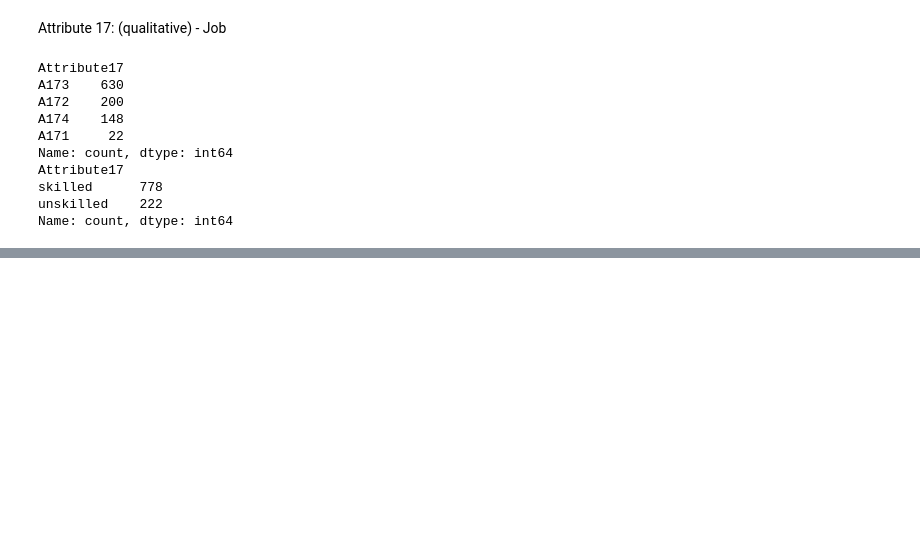
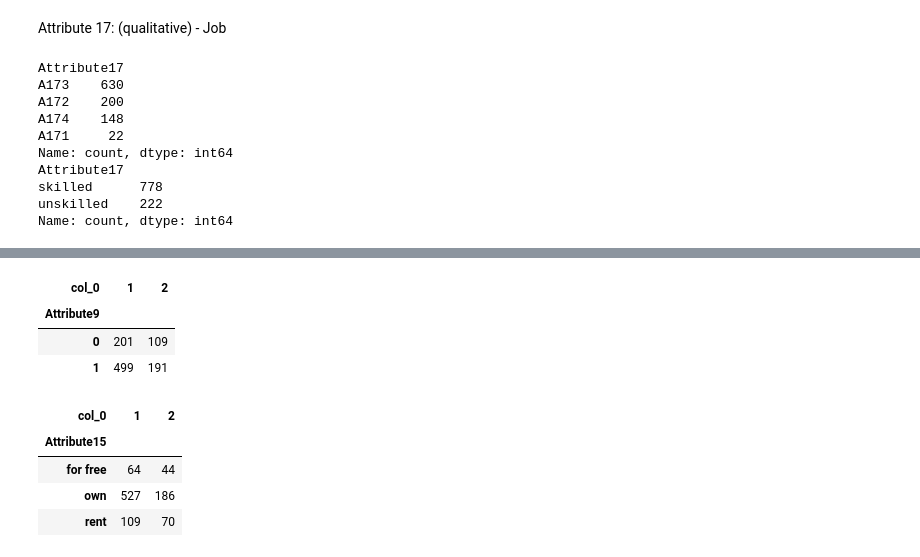
Before and after one commit to Bipauli/German_credit_ML, a Jupyter notebook: nb1.ipynb, the cells around one changed output, grey strips where cells are left out. Drawn from its saved outputs; the diff is of its cells as text; code cells hidden in the pictures; blank space fills up the shorter version.

```diff
--- a/nb1.ipynb
+++ b/nb1.ipynb
@@ -365,0 +393,4 @@ Name: count, dtype: int64
+# %%
+from sklearn.preprocessing import MinMaxScaler
+scaler=MinMaxScaler()
+X['Attribute5']=scaler.fit_transform(X[['Attribute5']])
@@ -365,0 +418,16 @@ Name: count, dtype: int64
+# %%
+# crosstab Sex / Credit score
+pd.crosstab(X["Attribute9"],y.values.ravel())
+# %% [output]
+| col_0 | 1 | 2 |
+| Attribute9 |  |  |
+| 0 | 201 | 109 |
+| 1 | 499 | 191 |
+# %%
+pd.crosstab(X["Attribute15"],y.values.ravel())
+# %% [output]
+| col_0 | 1 | 2 |
+| Attribute15 |  |  |
+| for free | 64 | 44 |
+| own | 527 | 186 |
+| rent | 109 | 70 |
```
Also changed, not shown: parts of 17 cells of this notebook.
